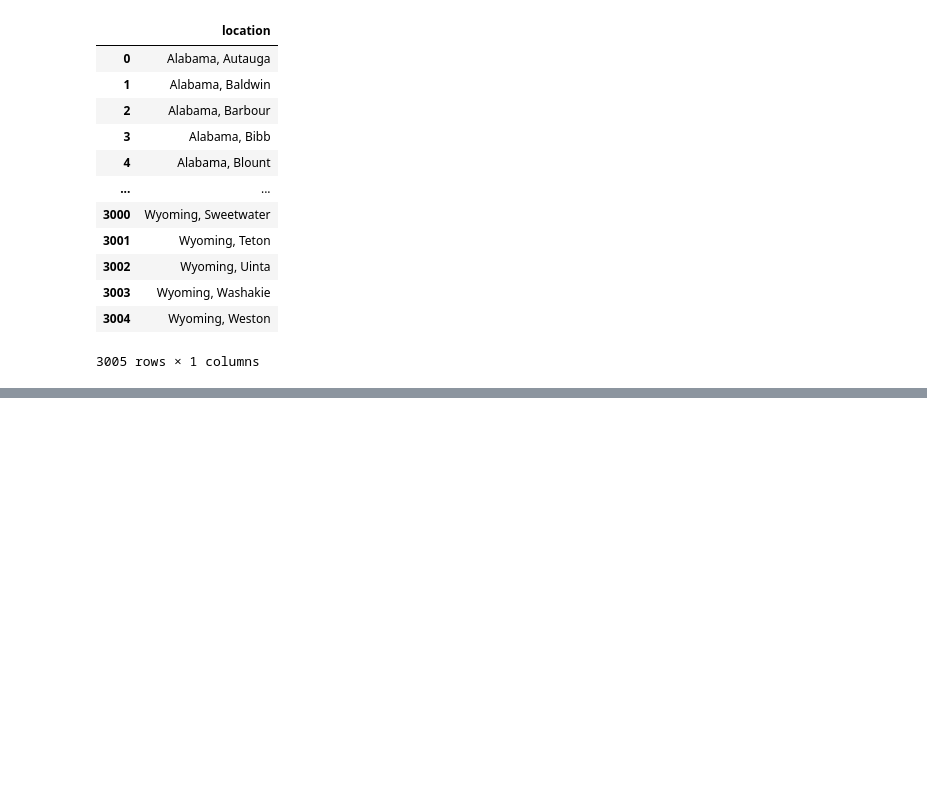
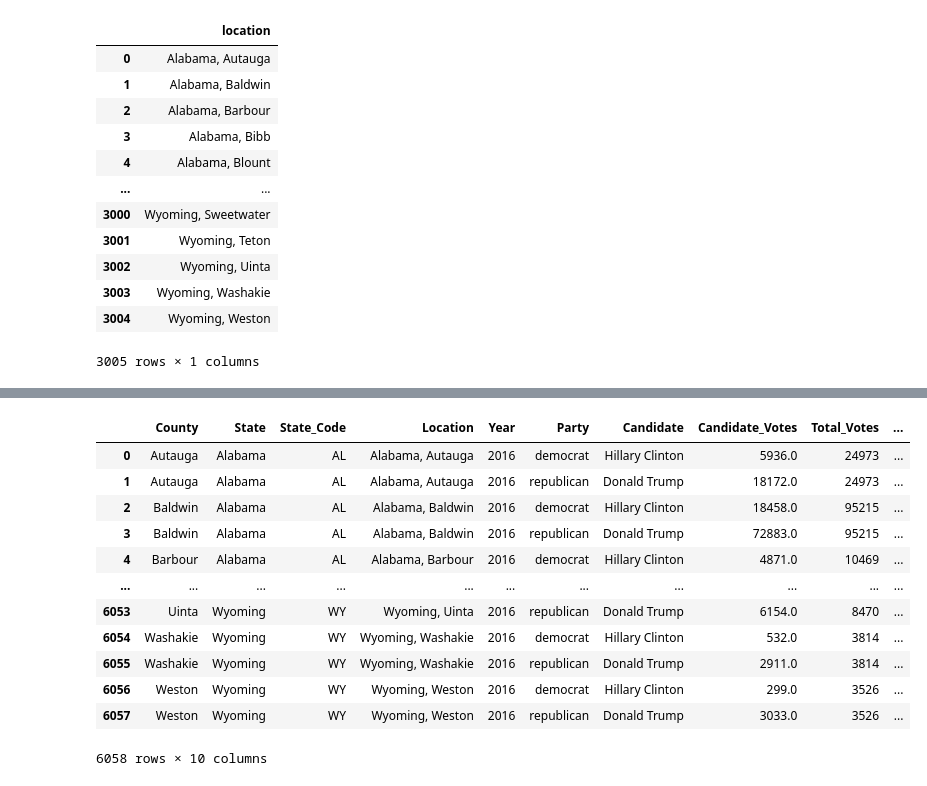
Before and after one commit to jennylynnramz/project1, a Jupyter notebook: county_check2016.ipynb, the cells around one changed output, grey strips where cells are left out. Saved outputs shown, nothing was run; the diff lists cells and outputs as text; code cells hidden in the pictures; blank space fills up the shorter version.

```diff
--- a/county_check2016.ipynb
+++ b/county_check2016.ipynb
@@ -212,0 +182,23 @@ census_result_locations_2016.to_csv(r'Resources/CENSUS_results_FINAL_LOCATIONS_2
+# %%
+census_AND_election_2016_drop = census_AND_election_2016_1.drop(['state', 'county', 'new_county'], axis=1)
+# %%
+census_AND_election_2016_drop_rename = census_AND_election_2016_drop.rename(columns={"year":"Year", "state_code":"State_Code", "candidate":"Candidate", "party":"Party", "candidate_votes":"Candidate_Votes", "total_votes":"Total_Votes", "2016":"County_Pop_2016"
+})
+# %%
+census_AND_election_2016_reorder = census_AND_election_2016_drop_rename[["County", "State", "State_Code", "Location", "Year", "Party", "Candidate", "Candidate_Votes", "Total_Votes", "County_Pop_2016"]]
+# %%
+census_AND_election_2016_reorder
+# %% [output]
+|  | County | State | State_Code | Location | Year | Party | Candidate | Candidate_Votes | Total_Votes | ... |
+| 0 | Autauga | Alabama | AL | Alabama, Autauga | 2016 | democrat | Hillary Clinton | 5936.0 | 24973 | ... |
+| 1 | Autauga | Alabama | AL | Alabama, Autauga | 2016 | republican | Donald Trump | 18172.0 | 24973 | ... |
+| 2 | Baldwin | Alabama | AL | Alabama, Baldwin | 2016 | democrat | Hillary Clinton | 18458.0 | 95215 | ... |
+| 3 | Baldwin | Alabama | AL | Alabama, Baldwin | 2016 | republican | Donald Trump | 72883.0 | 95215 | ... |
+| 4 | Barbour | Alabama | AL | Alabama, Barbour | 2016 | democrat | Hillary Clinton | 4871.0 | 10469 | ... |
+| ... | ... | ... | ... | ... | ... | ... | ... | ... | ... | ... |
+| 6053 | Uinta | Wyoming | WY | Wyoming, Uinta | 2016 | republican | Donald Trump | 6154.0 | 8470 | ... |
+| 6054 | Washakie | Wyoming | WY | Wyoming, Washakie | 2016 | democrat | Hillary Clinton | 532.0 | 3814 | ... |
+| 6055 | Washakie | Wyoming | WY | Wyoming, Washakie | 2016 | republican | Donald Trump | 2911.0 | 3814 | ... |
+| 6056 | Weston | Wyoming | WY | Wyoming, Weston | 2016 | democrat | Hillary Clinton | 299.0 | 3526 | ... |
+| 6057 | Weston | Wyoming | WY | Wyoming, Weston | 2016 | republican | Donald Trump | 3033.0 | 3526 | ... |
+6058 rows × 10 columns
```
Also changed, not shown: parts of 12 cells of this notebook, 10 other files.
